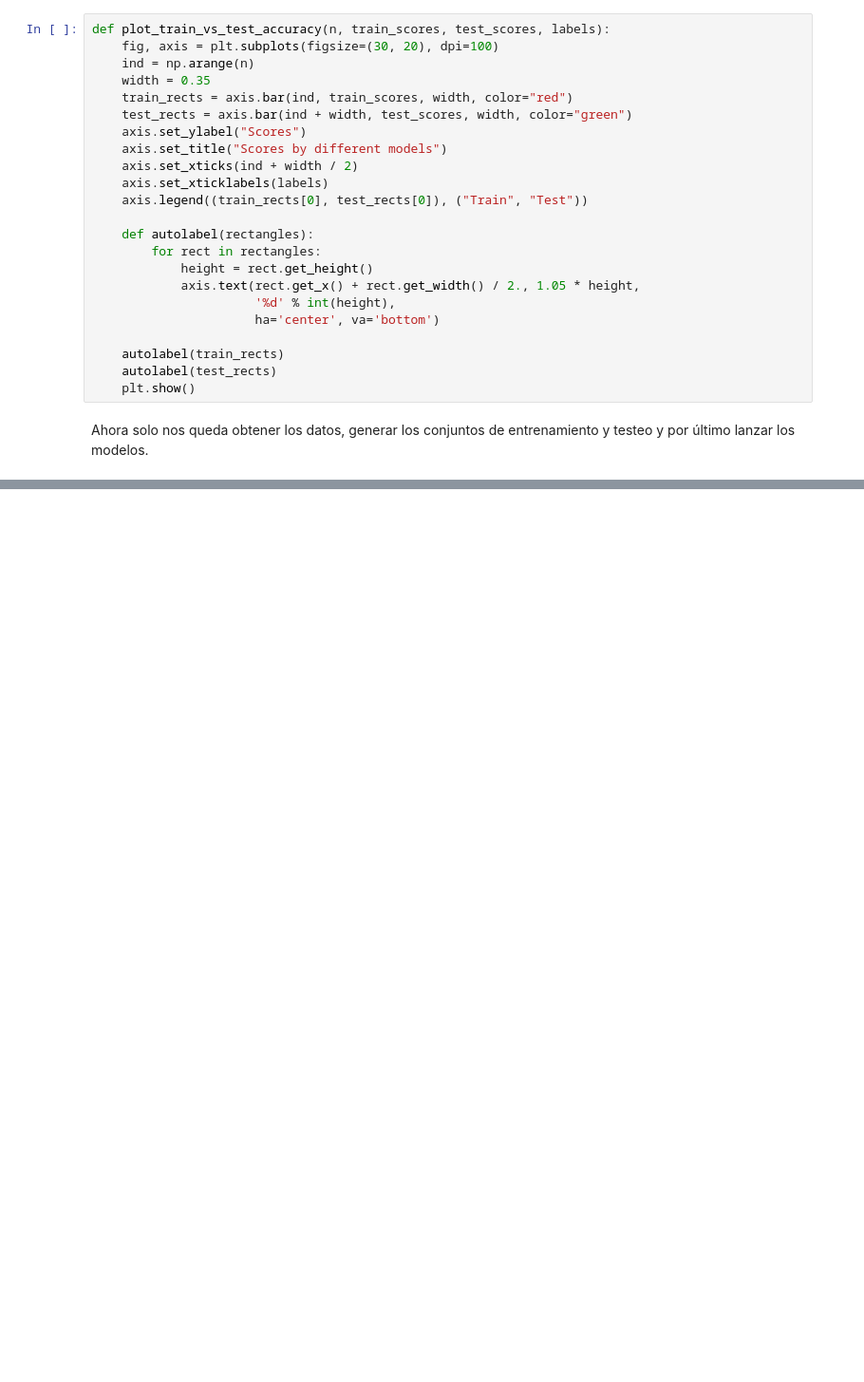
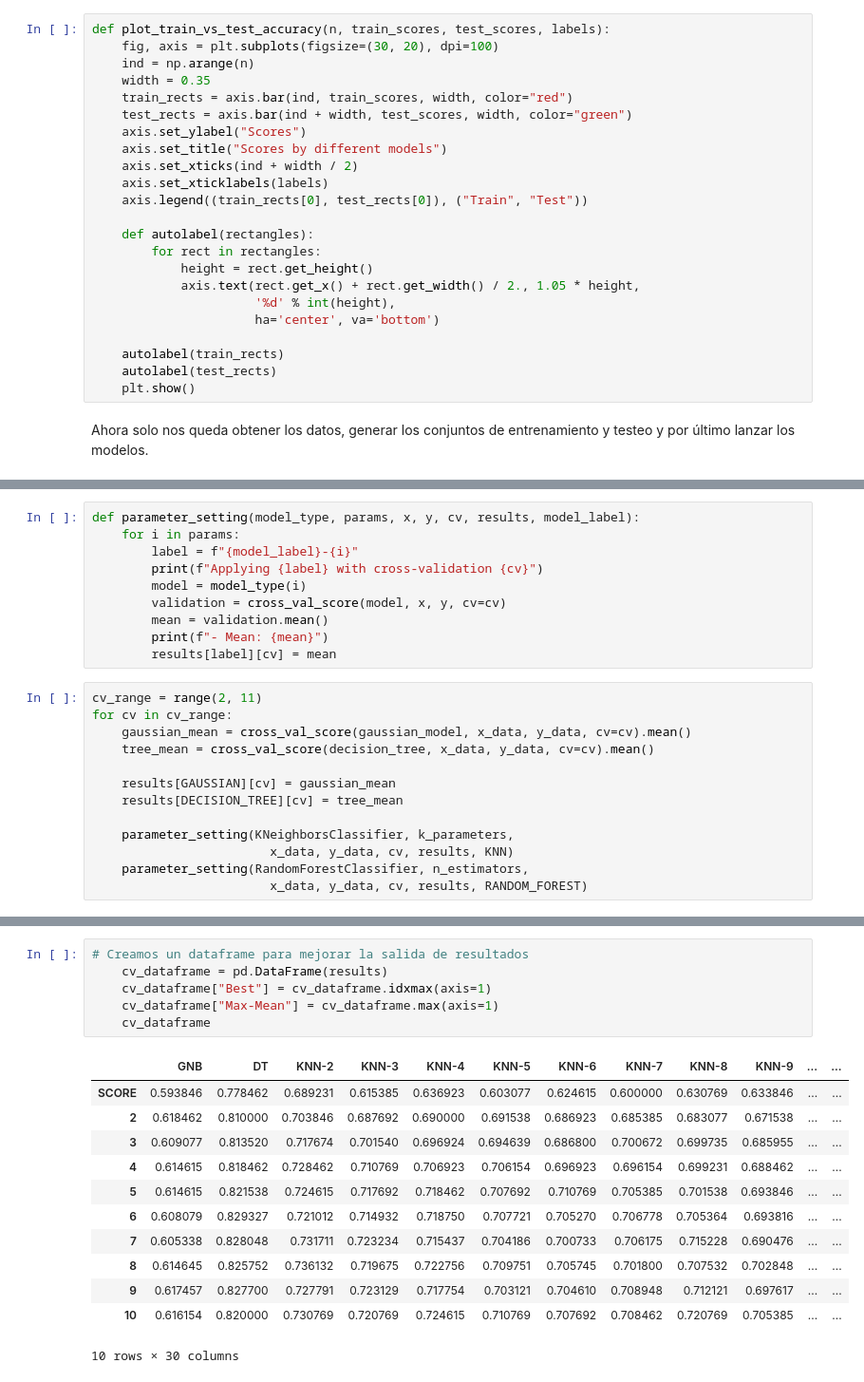
Before and after one commit to marreA/kplib, a Jupyter notebook: scripts/kp_classification.ipynb, the cells around one changed output, grey strips where cells are left out. Shown at 95% size. Drawn from its saved outputs; the diff is of its cells as text; blank space fills up the shorter version.

```diff
--- a/scripts/kp_classification.ipynb
+++ b/scripts/kp_classification.ipynb
@@ -311,0 +345,23 @@ plot_train_vs_test_accuracy(len(labels), train_scores, test_scores, labels)
+# %%
+def parameter_setting(model_type, params, x, y, cv, results, model_label):
+    for i in params:
+        label = f"{model_label}-{i}"
+        print(f"Applying {label} with cross-validation {cv}")
+        model = model_type(i)
+        validation = cross_val_score(model, x, y, cv=cv)
+        mean = validation.mean()
+        print(f"- Mean: {mean}")
+        results[label][cv] = mean
+# %%
+cv_range = range(2, 11)
+for cv in cv_range:
+    gaussian_mean = cross_val_score(gaussian_model, x_data, y_data, cv=cv).mean()
+    tree_mean = cross_val_score(decision_tree, x_data, y_data, cv=cv).mean()
+
+    results[GAUSSIAN][cv] = gaussian_mean
+    results[DECISION_TREE][cv] = tree_mean
+
+    parameter_setting(KNeighborsClassifier, k_parameters,
+                        x_data, y_data, cv, results, KNN)
+    parameter_setting(RandomForestClassifier, n_estimators,
+                        x_data, y_data, cv, results, RANDOM_FOREST)
@@ -311,0 +386,19 @@ plot_train_vs_test_accuracy(len(labels), train_scores, test_scores, labels)
+# %%
+# Creamos un dataframe para mejorar la salida de resultados
+    cv_dataframe = pd.DataFrame(results)
+    cv_dataframe["Best"] = cv_dataframe.idxmax(axis=1)
+    cv_dataframe["Max-Mean"] = cv_dataframe.max(axis=1)
+    cv_dataframe
+# %% [output]
+|  | GNB | DT | KNN-2 | KNN-3 | KNN-4 | KNN-5 | KNN-6 | KNN-7 | KNN-8 | KNN-9 | ... | ... |
+| SCORE | 0.593846 | 0.778462 | 0.689231 | 0.615385 | 0.636923 | 0.603077 | 0.624615 | 0.600000 | 0.630769 | 0.633846 | ... | ... |
+| 2 | 0.618462 | 0.810000 | 0.703846 | 0.687692 | 0.690000 | 0.691538 | 0.686923 | 0.685385 | 0.683077 | 0.671538 | ... | ... |
+| 3 | 0.609077 | 0.813520 | 0.717674 | 0.701540 | 0.696924 | 0.694639 | 0.686800 | 0.700672 | 0.699735 | 0.685955 | ... | ... |
+| 4 | 0.614615 | 0.818462 | 0.728462 | 0.710769 | 0.706923 | 0.706154 | 0.696923 | 0.696154 | 0.699231 | 0.688462 | ... | ... |
+| 5 | 0.614615 | 0.821538 | 0.724615 | 0.717692 | 0.718462 | 0.707692 | 0.710769 | 0.705385 | 0.701538 | 0.693846 | ... | ... |
+| 6 | 0.608079 | 0.829327 | 0.721012 | 0.714932 | 0.718750 | 0.707721 | 0.705270 | 0.706778 | 0.705364 | 0.693816 | ... | ... |
+| 7 | 0.605338 | 0.828048 | 0.731711 | 0.723234 | 0.715437 | 0.704186 | 0.700733 | 0.706175 | 0.715228 | 0.690476 | ... | ... |
+| 8 | 0.614645 | 0.825752 | 0.736132 | 0.719675 | 0.722756 | 0.709751 | 0.705745 | 0.701800 | 0.707532 | 0.702848 | ... | ... |
+| 9 | 0.617457 | 0.827700 | 0.727791 | 0.723129 | 0.717754 | 0.703121 | 0.704610 | 0.708948 | 0.712121 | 0.697617 | ... | ... |
+| 10 | 0.616154 | 0.820000 | 0.730769 | 0.720769 | 0.724615 | 0.710769 | 0.707692 | 0.708462 | 0.720769 | 0.705385 | ... | ... |
+10 rows × 30 columns
```
Also changed, not shown: parts of 10 cells of this notebook, 1 other file.
